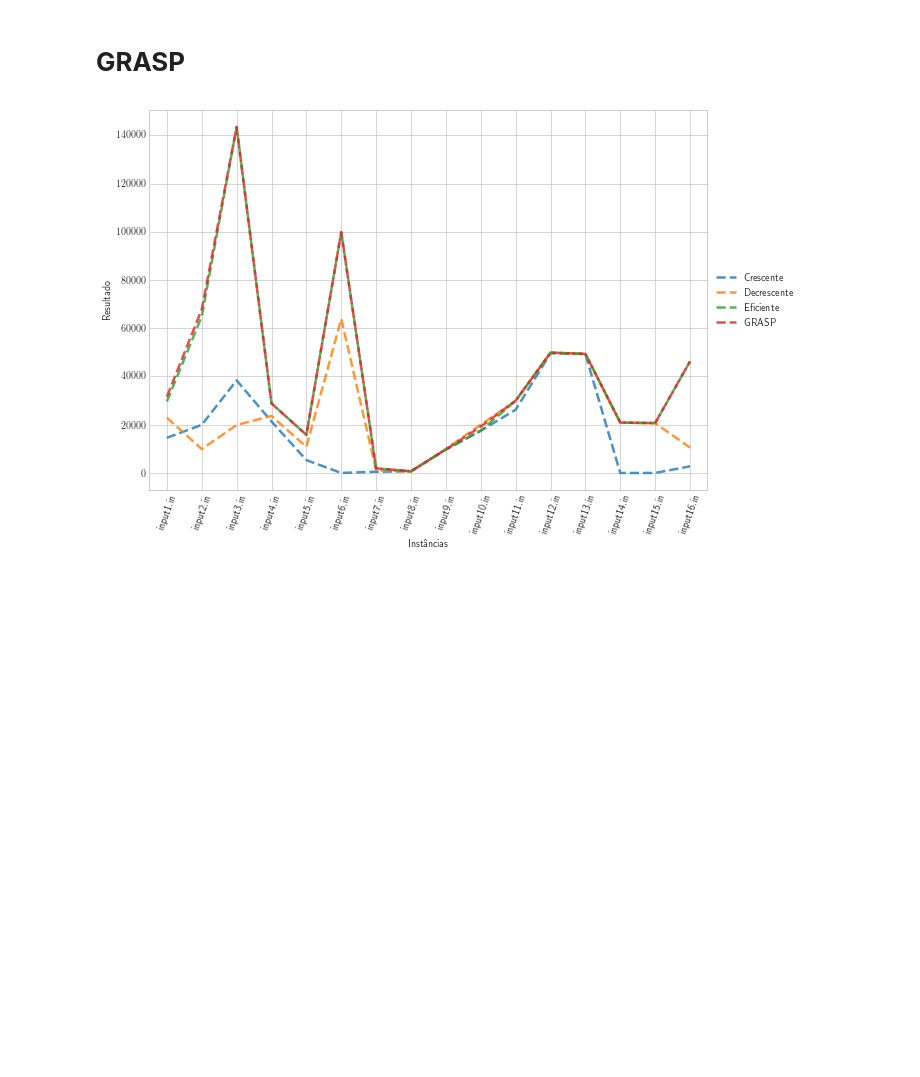
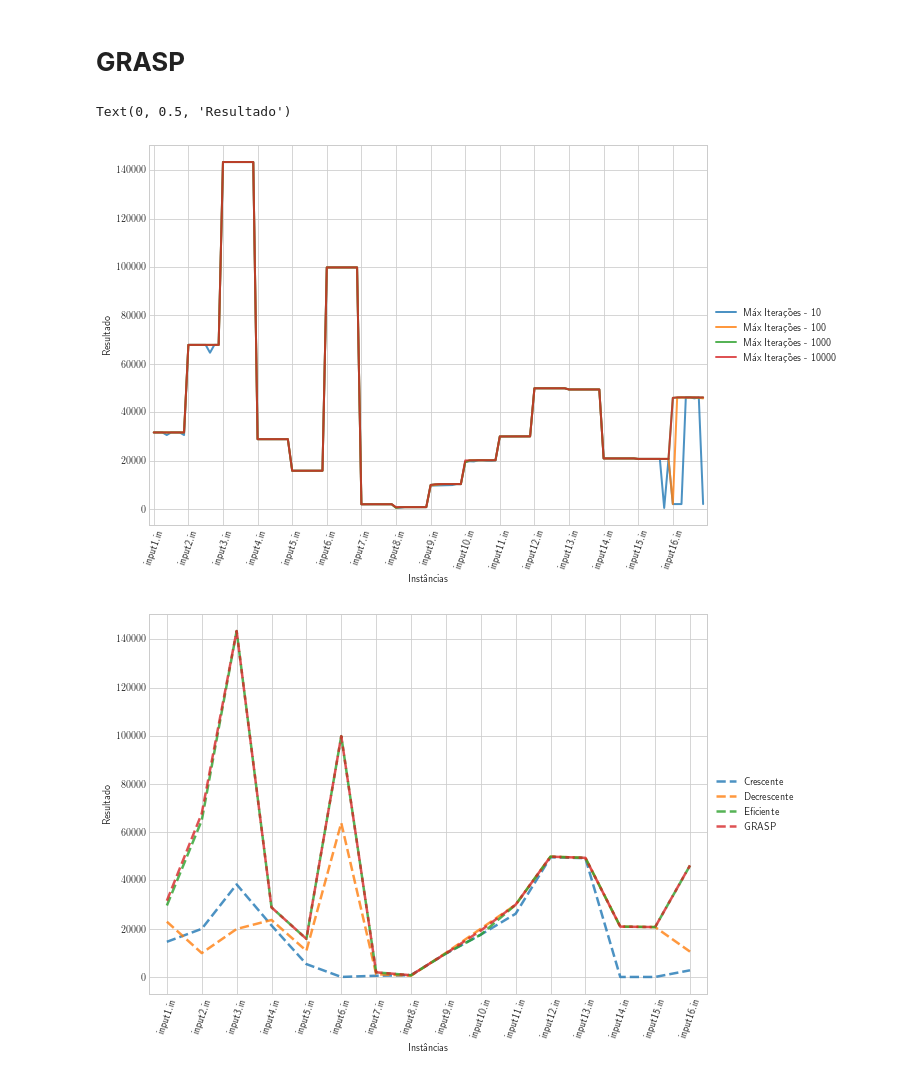
Before and after one commit to danbailo/T1-Teoria-Computacao, a Jupyter notebook: src/Trabalho 1 - Teoria da Computação.ipynb, the cells around one changed output. Saved outputs shown, nothing was run; the diff lists cells and outputs as text; code cells hidden in the pictures; blank space fills up the shorter version.

```diff
--- a/src/Trabalho 1 - Teoria da Computação.ipynb
+++ b/src/Trabalho 1 - Teoria da Computação.ipynb
@@ -42,0 +49,8 @@ results
+# %%
+idx = pd.MultiIndex.from_product([instancias,janelas],names=['Instâncias', 'Janelas'])
+df = pd.DataFrame(data='-', index=idx, columns=col)
+# %%
+df['Máx Iterações - 10'] = get_values(grasp,'Máx Iterações - 10')
+df['Máx Iterações - 100'] = get_values(grasp,'Máx Iterações - 100')
+df['Máx Iterações - 1000'] = get_values(grasp,'Máx Iterações - 1000')
+df['Máx Iterações - 10000'] = get_values(grasp,'Máx Iterações - 10000')
@@ -42,0 +102,2 @@ results
+# %%
+grasp = grasp[['Máx Iterações - 10000']]
@@ -67,4 +195,14 @@ plt.savefig(os.path.join('..','imgs/')+'greedy_compare.pdf', bbox_inches='tight'
 [figure]
 # %% [markdown]
 # **GRASP**
+# %%
+grasp.plot(lw=2, alpha=0.8)
+plt.xticks(np.arange(0,128,8), instancias.copy(), rotation=70)
+plt.axis(xmin=-1, xmax=len(grasp.index))
+plt.legend(loc='center left', bbox_to_anchor=(1.0, 0.5))
+plt.xlabel('Instâncias')
+plt.ylabel('Resultado')
+# %% [output]
+Text(0, 0.5, 'Resultado')
+[figure, added]
 # %%
```
Also changed, not shown: parts of 44 cells of this notebook.
